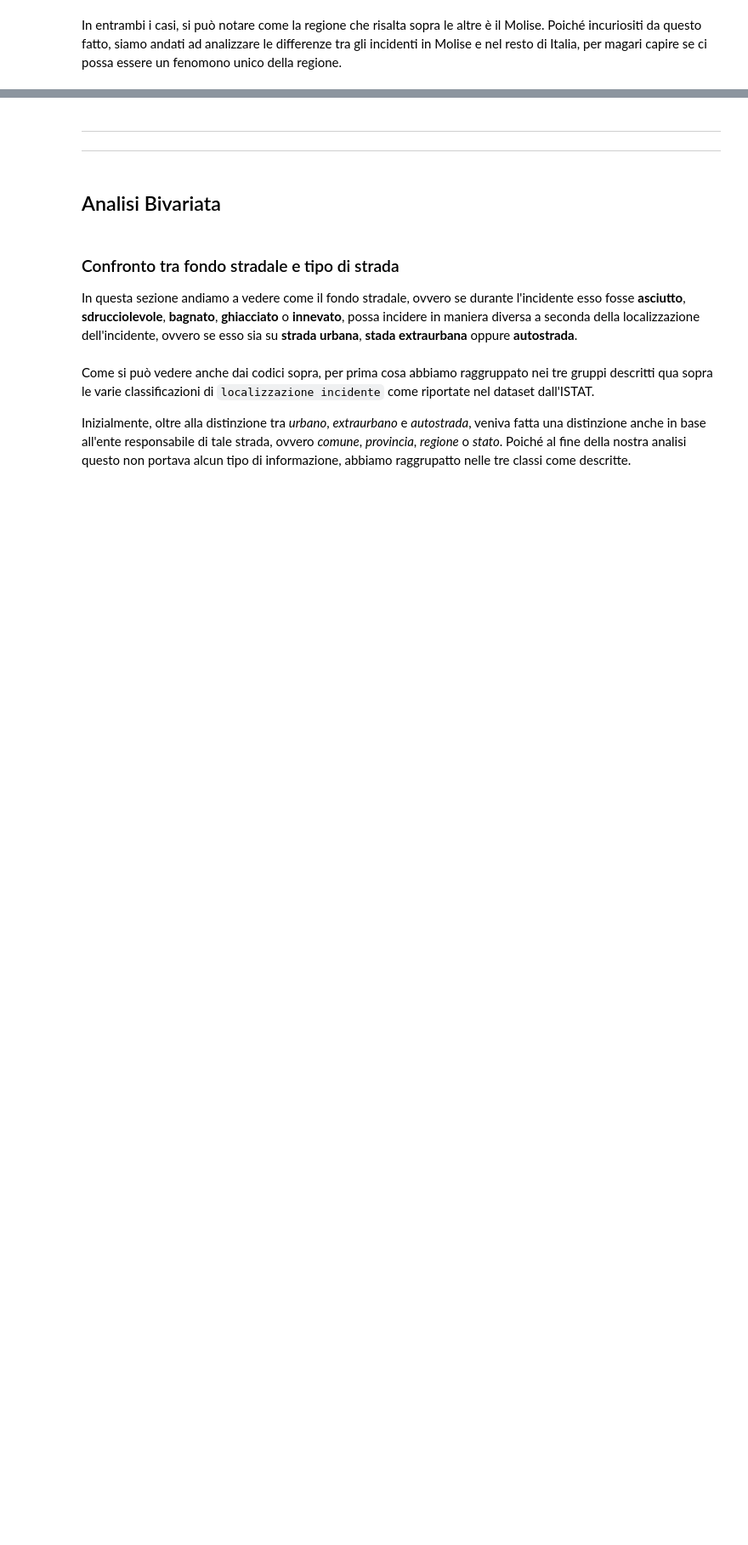
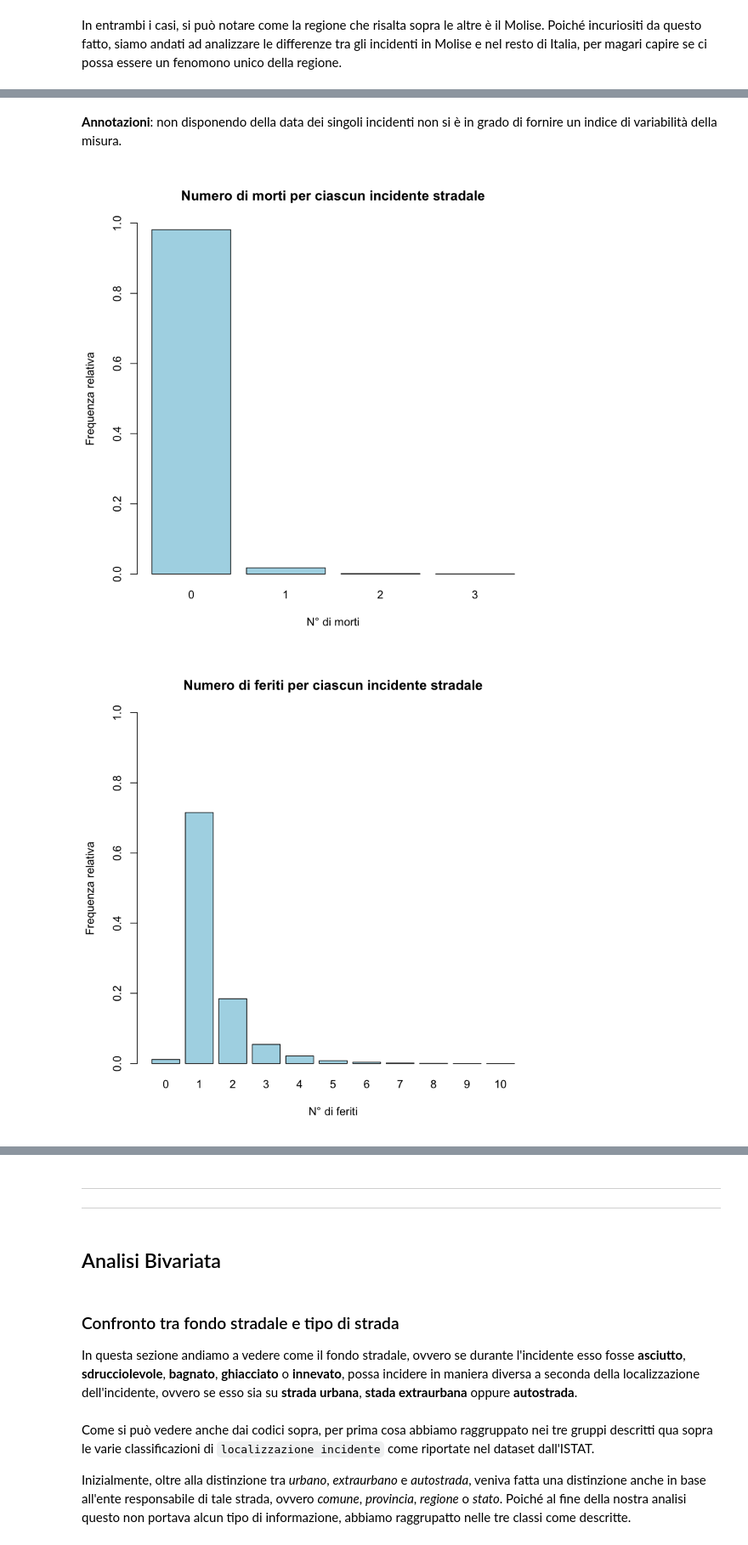
Before and after one commit to LeonardoAlchieri/car_accidents_italy, a Jupyter notebook: FINAL_notebook.ipynb, the cells around one changed output, grey strips where cells are left out. Shown at 85% size. Drawn from its saved outputs; the diff is of its cells as text; code cells hidden in the pictures; blank space fills up the shorter version.

Commit message:
Finalized the notebook. Added parts from Davide and managed to figure out the collision between to packages. NOTE: spaghetti code all the way, but it works.

```diff
--- a/FINAL_notebook.ipynb
+++ b/FINAL_notebook.ipynb
@@ -741,0 +954,24 @@ In entrambi i casi, si può notare come la regione che risalta sopra le altre è
+# %% [markdown]
+**Annotazioni**: non disponendo della data dei singoli incidenti non si è in grado di fornire un indice di variabilità della misura.
+# %%
+#morti
+DEATHS_TABLE = table(sample_data$morti)
+barplot(DEATHS_TABLE/nrow(sample_data),
+        main = "Numero di morti per ciascun incidente stradale",
+        xlab = "N° di morti",
+        ylab = "Frequenza relativa",
+        ylim=c(0,1),
+        col = "lightblue"
+       )
+#feriti
+INJ_TABLE = table(sample_data$feriti)
+barplot(INJ_TABLE/nrow(sample_data),
+        main = "Numero di feriti per ciascun incidente stradale",
+        xlab = "N° di feriti",
+        ylab = "Frequenza relativa",
+        ylim=c(0,1),
+        col = "lightblue"
+       )
+# %% [output]
+[figure, added]
+[figure, added]
```
Also changed, not shown: parts of 44 cells of this notebook.
